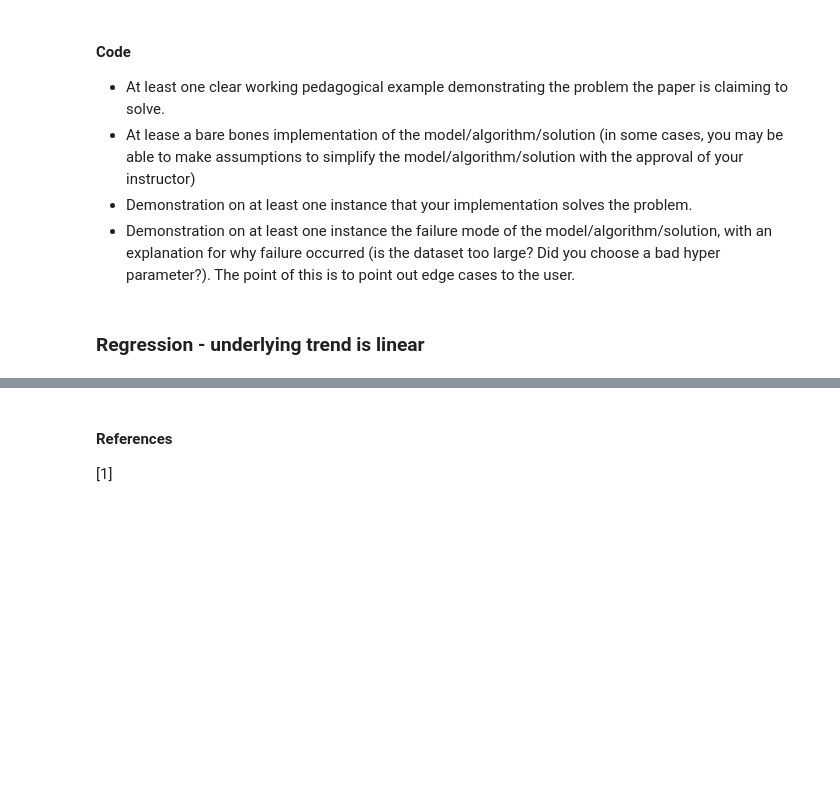
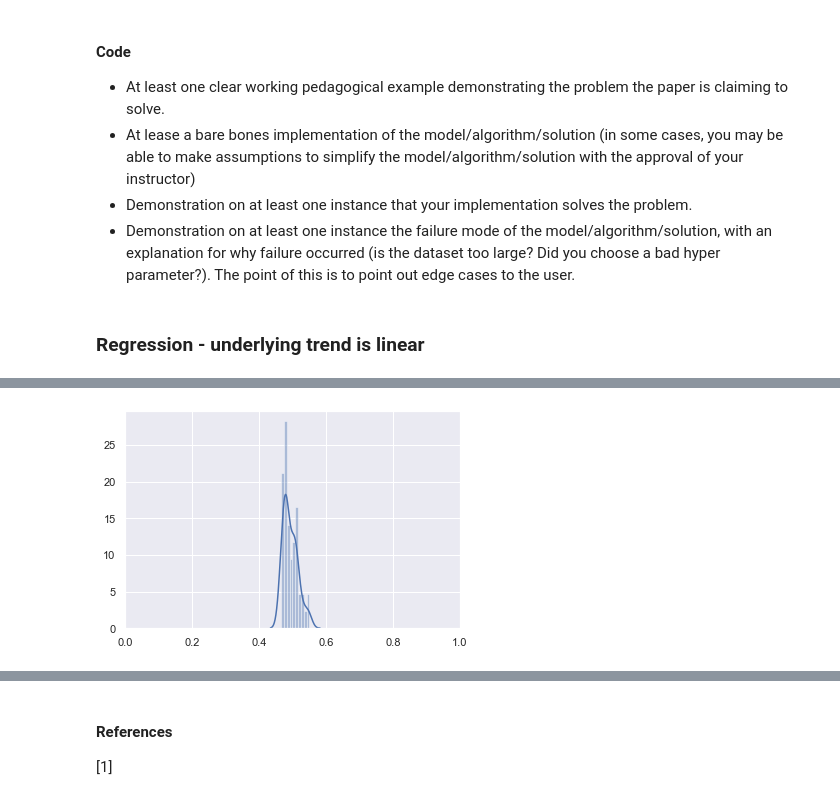
Before and after one commit to AnthonyRentsch/calibrated_regression, a Jupyter notebook: AM207 Final Project.ipynb, the cells around one changed output, grey strips where cells are left out. Cells and saved outputs as stored; diff of their text form; code cells hidden in the pictures; blank space fills up the shorter version.

```diff
--- a/AM207 Final Project.ipynb
+++ b/AM207 Final Project.ipynb
@@ -222,0 +297,5 @@ ax.scatter(X, y, alpha=0.3)
+# %%
+sns.distplot(h_xt_yt, bins=10, norm_hist=True)
+plt.xlim([0,1]);
+# %% [output]
+[figure, added]
```
Also changed, not shown: parts of 14 cells of this notebook.
